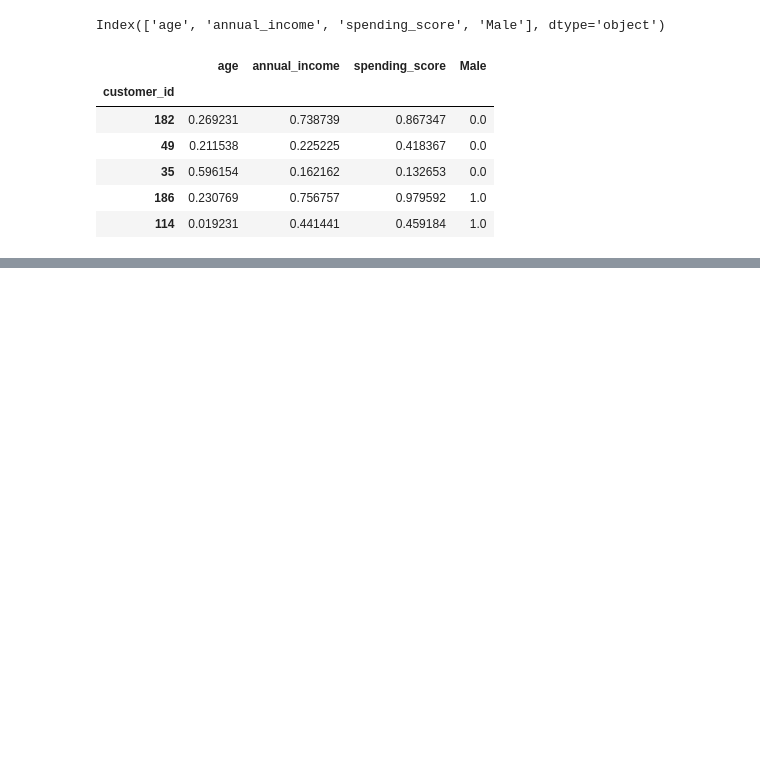
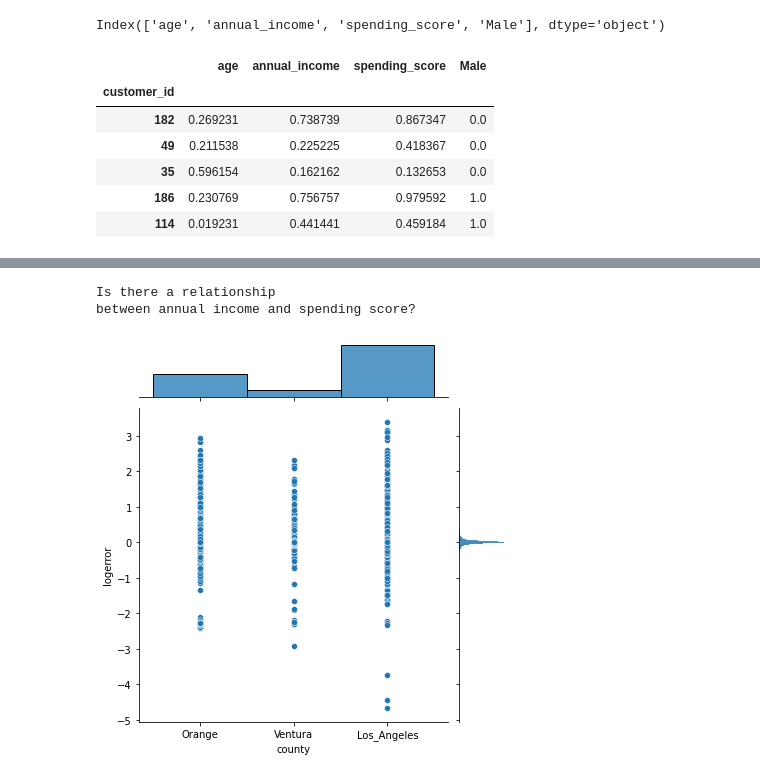
Before and after one commit to cfreeman22/clustering-exercises, a Jupyter notebook: zillow.ipynb, the cells around one changed output, grey strips where cells are left out. Cells and saved outputs as stored; diff of their text form; code cells hidden in the pictures; blank space fills up the shorter version.

```diff
--- a/zillow.ipynb
+++ b/zillow.ipynb
@@ -875,0 +905,10 @@ TypeError: get_mall_data() takes 0 positional arguments but 1 was given
+# %%
+print("Is there a relationship\nbetween annual income and spending score?")
+sns.jointplot(x="county", y="logerror", data=df)
+plt.xlabel("Counties")
+plt.ylabel("logerror")
+plt.show()
+# %% [output]
+Is there a relationship
+between annual income and spending score?
+[figure, added]
```
Also changed, not shown: parts of 5 cells of this notebook, 3 other files.
